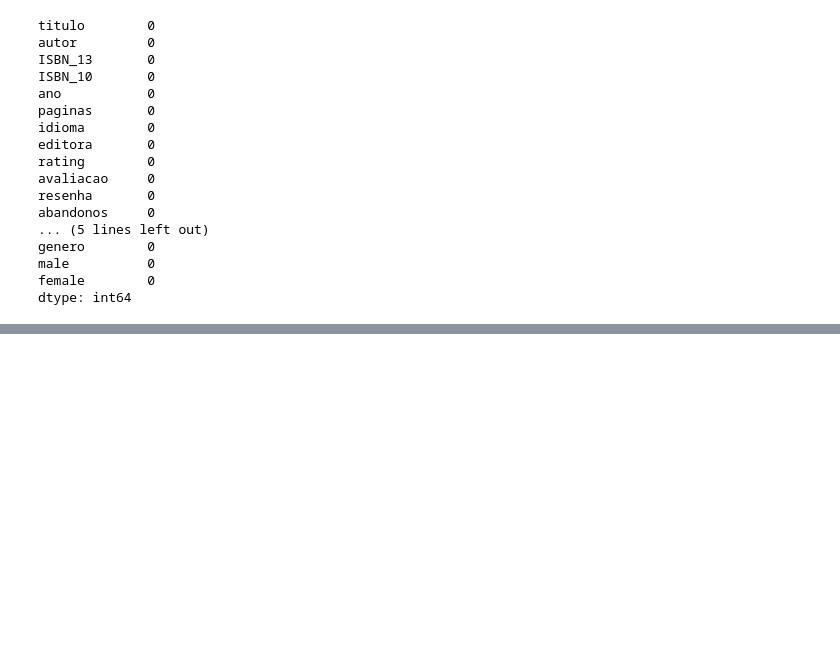
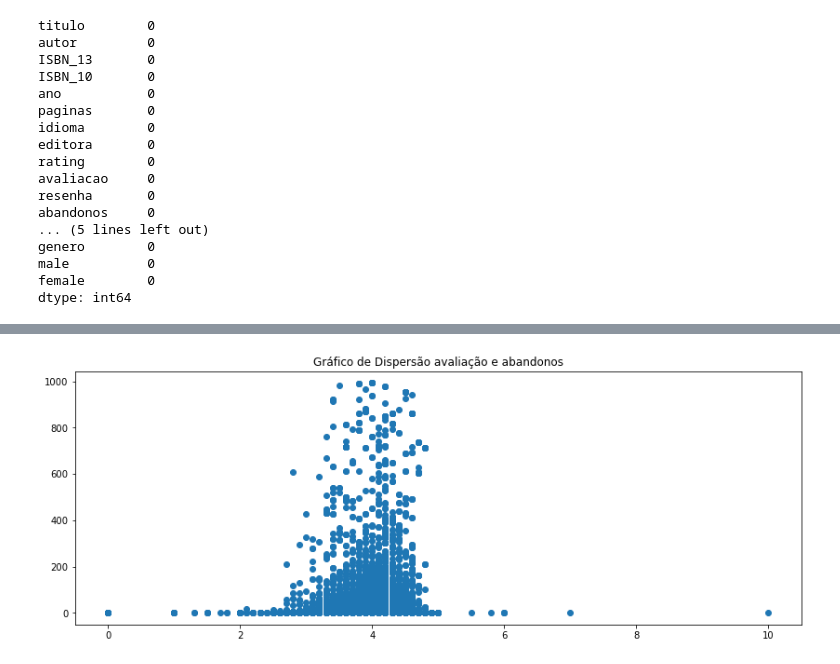
Before and after one commit to insper-classroom/22-1b-cd-p2-leandra_taina, a Jupyter notebook: Oficial.ipynb, the cells around one changed output, grey strips where cells are left out. Drawn from its saved outputs; the diff is of its cells as text; code cells hidden in the pictures; blank space fills up the shorter version.

```diff
--- a/Oficial.ipynb
+++ b/Oficial.ipynb
@@ -103,2 +134,9 @@ plt.show()
+# %%
+plt.figure(figsize=(14,5))
+plt.scatter(dados['rating'],dados['abandonos'])
+plt.title('Gráfico de Dispersão avaliação e abandonos')
+plt.show()
+# %% [output]
+[figure, added]
 # %%
 #pd.crosstab(dados['rating'], dados['relendo'])
```
Also changed, not shown: parts of 15 cells of this notebook.
